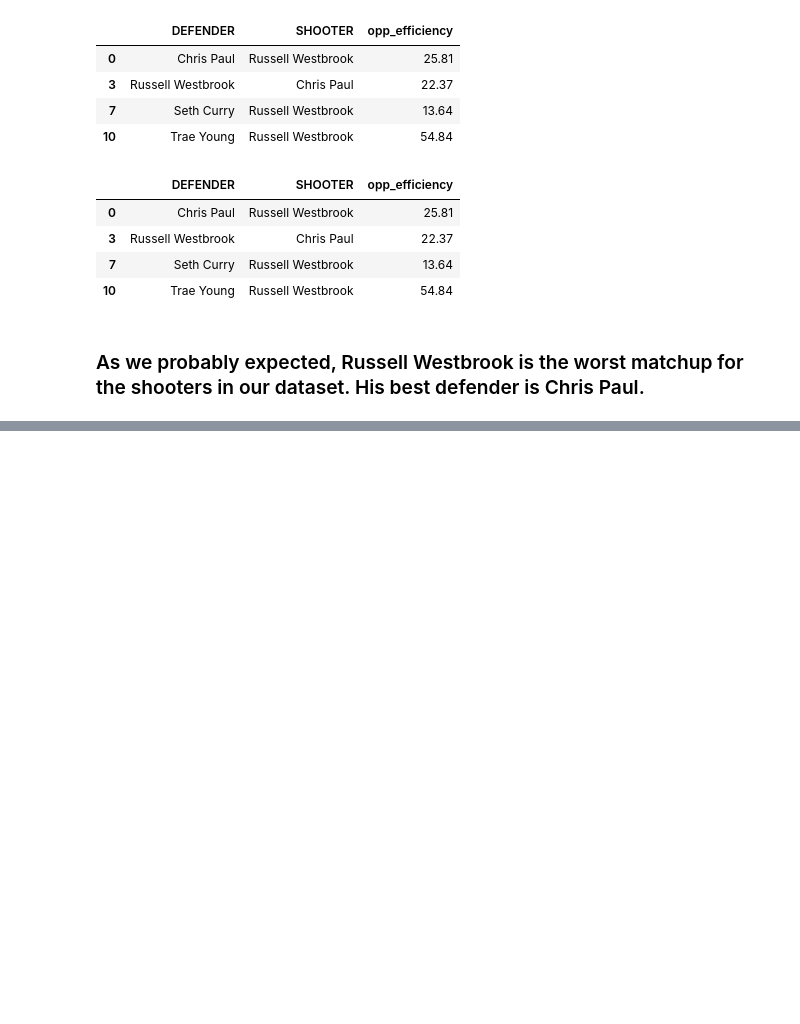
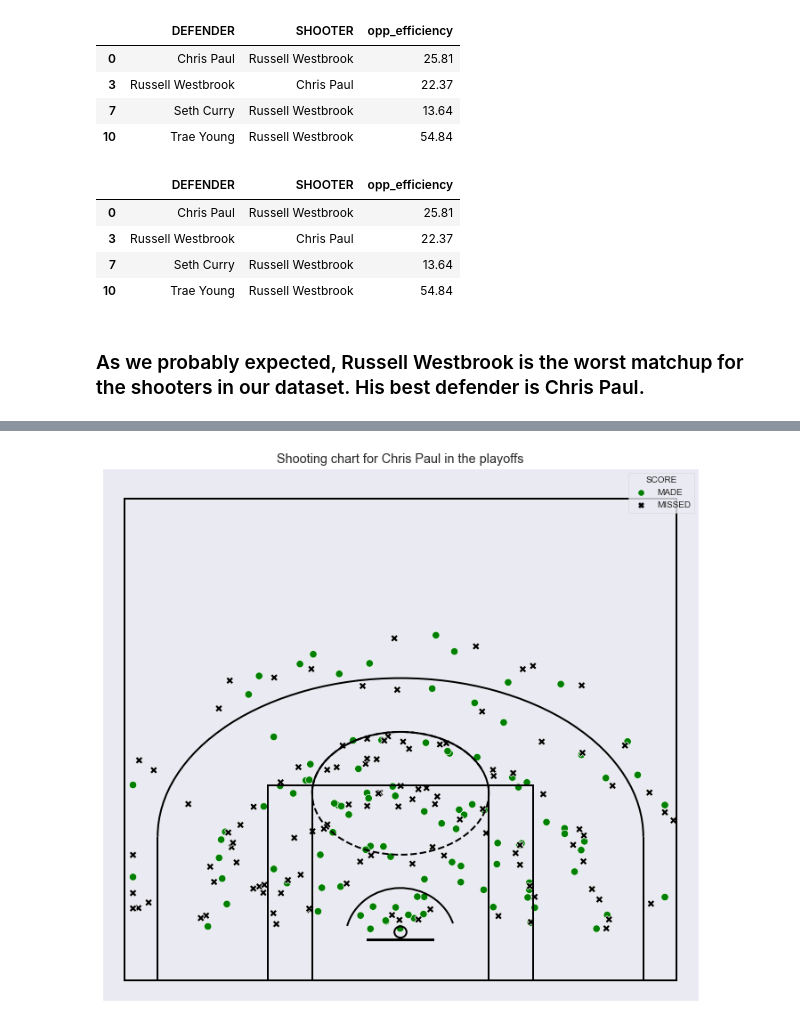
Before and after one commit to 3kleo/NBA-Shooting-Data, a Jupyter notebook: NBA_shooting_data.ipynb, the cells around one changed output, grey strips where cells are left out. Cells and saved outputs as stored; diff of their text form; code cells hidden in the pictures; blank space fills up the shorter version.

```diff
--- a/NBA_shooting_data.ipynb
+++ b/NBA_shooting_data.ipynb
@@ -226,0 +272,21 @@ df_pct_range[df_pct_range.index.isin(df_pct_range.groupby('DEFENDER')['opp_effic
+# %%
+player = 'Chris Paul'
+plt.figure(figsize=(12,11))
+sns.set_style('dark')
+sns.scatterplot(data=df[df['SHOOTER']== player],
+                x='X', y='Y', hue='SCORE',
+                palette={'MADE':'green', 'MISSED':'black'},
+                markers = {"MADE": "o", "MISSED": "X"},
+                style="SCORE",
+                s=70)
+draw_court(outer_lines=True)
+plt.xlim(-27,27)
+plt.ylim(-2,50)
+plt.xlabel(None)
+plt.ylabel(None)
+plt.tick_params(axis='both', which='both', labelleft=False, labelbottom=False)
+plt.title('Shooting chart for ' + player + ' in the playoffs')
+# plt.grid(axis='y')
+plt.show()
+# %% [output]
+[figure, added]
```
Also changed, not shown: parts of 7 cells of this notebook.
